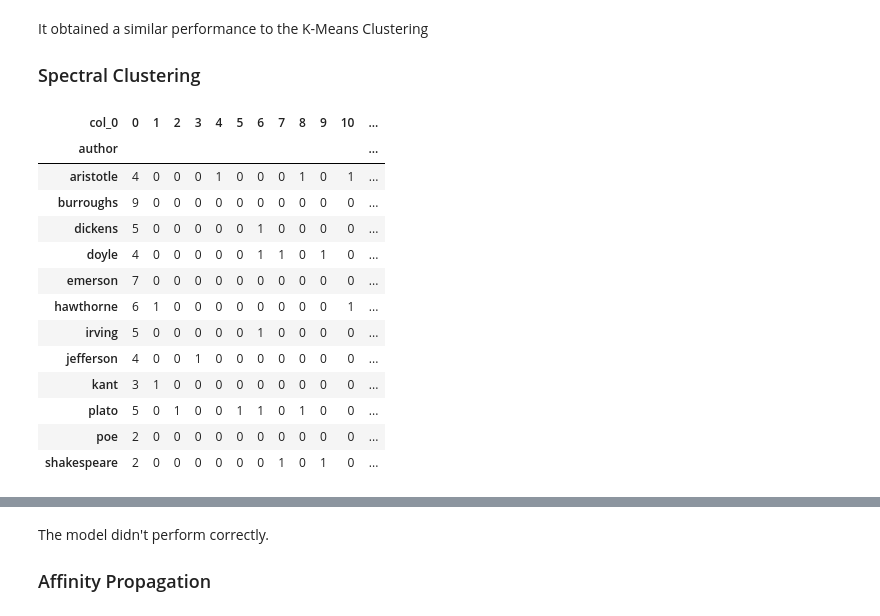
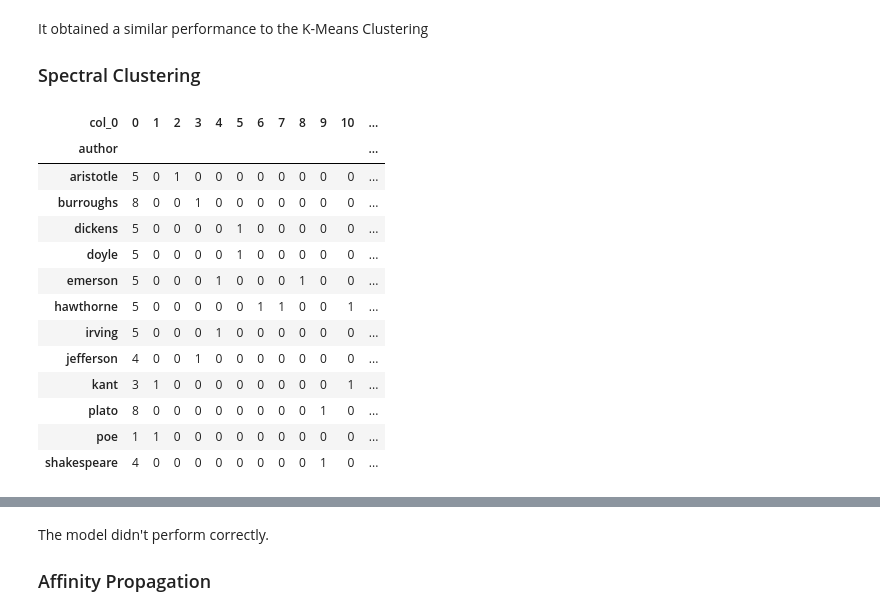
Before and after one commit to verakai/Thinkful, a Jupyter notebook: 4.5.1 Unsupervised Learning Capstone.ipynb, the cells around one changed output, grey strips where cells are left out. Cells and saved outputs as stored; diff of their text form; code cells hidden in the pictures.

```diff
--- a/4.5.1 Unsupervised Learning Capstone.ipynb
+++ b/4.5.1 Unsupervised Learning Capstone.ipynb
@@ -328,3 +326,23 @@ I used 12 as the number of clusters, given, we have 12 different authors.
 # %% [markdown]
 ### K-Means Clustering
 K-means clustering aims to partition n observations into k clusters in which each observation belongs to the cluster with the nearest mean, serving as a prototype of the cluster. This results in a partitioning of the data space into Voronoi cells (Wikipedia info).
+# %%
+from sklearn.cluster import KMeans
+from  scipy.spatial.distance  import cdist
+# Use the elbow method to see what is the optimal amount of clusters.
+
+# k means determine k
+distortions = []
+K = range(1,20)
+for k in K:
+    kmeanModel = KMeans(n_clusters=k).fit(X2_train)
+    kmeanModel.fit(X2_train)
+    distortions.append(sum(np.min(cdist(X2_train, kmeanModel.cluster_centers_, 'euclidean'), axis=1)) / X2_train.shape[0])
+
+# Plot the elbow
+sns.set_style('darkgrid')
+plt.plot(K, distortions, 'bx-')
+plt.xlabel('k')
+plt.ylabel('Distortion')
+plt.title('The Elbow Method showing the optimal k')
+plt.show()
@@ -353,0 +374,12 @@ pd.crosstab(y2_train, y_pred)
+# %%
+from sklearn.decomposition import PCA
+
+# Reduce it to two components.
+X_pca = PCA(2).fit_transform(X2_train)
+
+# Calculate predicted values.
+y_pred = KMeans(n_clusters=5, random_state=42).fit_predict(X_pca)
+
+# Plot the solution.
+plt.scatter(X_pca[:, 0], X_pca[:, 1], c=y_pred, s=50)
+plt.show()
@@ -393,24 +428,24 @@ It obtained a similar performance to the K-Means Clustering
 # %%
 from sklearn.cluster import SpectralClustering
 
 n_clusters= 12
 sc = SpectralClustering(n_clusters=n_clusters)
-y_pred3 = sc.fit_predict(X2_train)
+y_pred3 = sc.fit_predict(X_pca)
 
 pd.crosstab(y2_train, y_pred3)
 # %% [output]
 | col_0 | 0 | 1 | 2 | 3 | 4 | 5 | 6 | 7 | 8 | 9 | 10 | ... |
 | author |  |  |  |  |  |  |  |  |  |  |  | ... |
-| aristotle | 4 | 0 | 0 | 0 | 1 | 0 | 0 | 0 | 1 | 0 | 1 | ... |
-| burroughs | 9 | 0 | 0 | 0 | 0 | 0 | 0 | 0 | 0 | 0 | 0 | ... |
-| dickens | 5 | 0 | 0 | 0 | 0 | 0 | 1 | 0 | 0 | 0 | 0 | ... |
-| doyle | 4 | 0 | 0 | 0 | 0 | 0 | 1 | 1 | 0 | 1 | 0 | ... |
-| emerson | 7 | 0 | 0 | 0 | 0 | 0 | 0 | 0 | 0 | 0 | 0 | ... |
-| hawthorne | 6 | 1 | 0 | 0 | 0 | 0 | 0 | 0 | 0 | 0 | 1 | ... |
-| irving | 5 | 0 | 0 | 0 | 0 | 0 | 1 | 0 | 0 | 0 | 0 | ... |
+| aristotle | 5 | 0 | 1 | 0 | 0 | 0 | 0 | 0 | 0 | 0 | 0 | ... |
+| burroughs | 8 | 0 | 0 | 1 | 0 | 0 | 0 | 0 | 0 | 0 | 0 | ... |
+| dickens | 5 | 0 | 0 | 0 | 0 | 1 | 0 | 0 | 0 | 0 | 0 | ... |
+| doyle | 5 | 0 | 0 | 0 | 0 | 1 | 0 | 0 | 0 | 0 | 0 | ... |
+| emerson | 5 | 0 | 0 | 0 | 1 | 0 | 0 | 0 | 1 | 0 | 0 | ... |
+| hawthorne | 5 | 0 | 0 | 0 | 0 | 0 | 1 | 1 | 0 | 0 | 1 | ... |
+| irving | 5 | 0 | 0 | 0 | 1 | 0 | 0 | 0 | 0 | 0 | 0 | ... |
 | jefferson | 4 | 0 | 0 | 1 | 0 | 0 | 0 | 0 | 0 | 0 | 0 | ... |
-| kant | 3 | 1 | 0 | 0 | 0 | 0 | 0 | 0 | 0 | 0 | 0 | ... |
-| plato | 5 | 0 | 1 | 0 | 0 | 1 | 1 | 0 | 1 | 0 | 0 | ... |
-| poe | 2 | 0 | 0 | 0 | 0 | 0 | 0 | 0 | 0 | 0 | 0 | ... |
-| shakespeare | 2 | 0 | 0 | 0 | 0 | 0 | 0 | 1 | 0 | 1 | 0 | ... |
+| kant | 3 | 1 | 0 | 0 | 0 | 0 | 0 | 0 | 0 | 0 | 1 | ... |
+| plato | 8 | 0 | 0 | 0 | 0 | 0 | 0 | 0 | 0 | 1 | 0 | ... |
+| poe | 1 | 1 | 0 | 0 | 0 | 0 | 0 | 0 | 0 | 0 | 0 | ... |
+| shakespeare | 4 | 0 | 0 | 0 | 0 | 0 | 0 | 0 | 0 | 1 | 0 | ... |
 # %%
```
Also changed, not shown: parts of 28 cells of this notebook.
